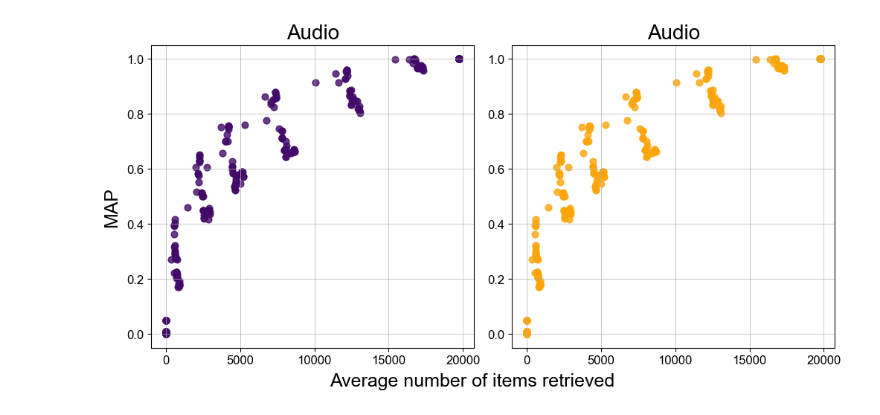
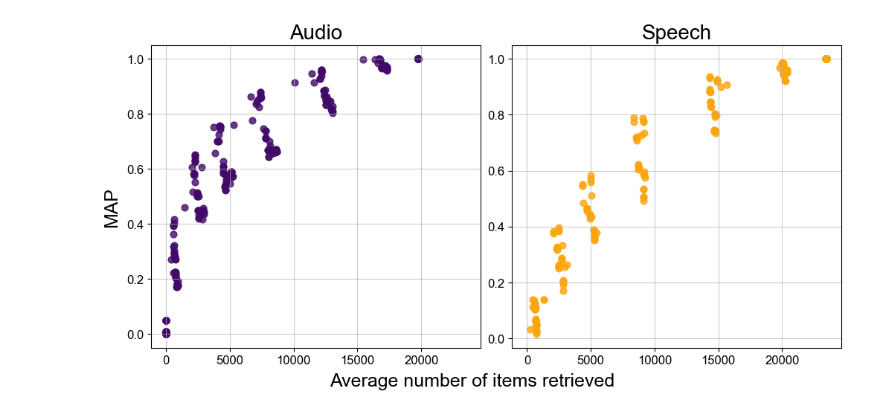
Before and after one commit to BhavyaKohli/OPAS, a Jupyter notebook: plots_and_figures/plots_map_vs_num_retrieved.ipynb, the cells around one changed output. Drawn from its saved outputs; the diff is of its cells as text; code cells hidden in the pictures.

Commit message:
plots backup

```diff
--- a/plots_and_figures/plots_map_vs_num_retrieved.ipynb
+++ b/plots_and_figures/plots_map_vs_num_retrieved.ipynb
@@ -2,53 +2,48 @@
 import pickle
 import numpy as np
 import seaborn as sns
-import matplotlib as mpl
-import matplotlib.pyplot as plt
-from matplotlib import font_manager
+# import matplotlib as mpl
+# import matplotlib.pyplot as plt
+# from matplotlib import font_manager
 
-font = font_manager.FontEntry(fname="arial.ttf", name="Arial")
-font_manager.fontManager.ttflist.append(font)
+from plot_params import *
 
-mpl.rcParams['font.family'] = "Arial"
+# font = font_manager.FontEntry(fname="arial.ttf", name="Arial")
+# font_manager.fontManager.ttflist.append(font)
 
-
-plot_markersize = 10
-opas_markersize = 250
-opas_idmarkersize = 200
-axis_fontsize = 18
-title_fontsize = 20
-label_fontsize = 12
+# mpl.rcParams['font.family'] = "Arial"
 
 fig, ax = plt.subplots(1, 2, figsize=(10, 5), sharex=True, constrained_layout=True)
 fig.supxlabel("Average number of items retrieved", fontsize=axis_fontsize)
 fig.supylabel("MAP", fontsize=axis_fontsize)
 colors = plt.cm.inferno(np.linspace(0.2, 0.8, 2))
 
-for d, dataset in enumerate(["audio", "audio"]):
+for d, dataset in enumerate(["audio", "speech"]):
     with open(f"data/lsh_multi_final_{dataset}.pkl", "rb") as f:
         lss = pickle.load(f)
 
     for i, ls in enumerate(lss):
         info = ls[:3]
         ls = ls[3:]
         MAP = ls[::3]
         avg_items = ls[1::3]
         avg_relevant = ls[2::3]
         kbits = [10, 8, 7, 6, 5, 4, 2, 1]
         if i == 0:
             ax[d].scatter(avg_items, MAP, s=40, alpha=0.8, color=colors[d], label=f"{dataset.capitalize()}")
         else:
             ax[d].scatter(avg_items, MAP, s=40, alpha=0.8, color=colors[d])
         ax[d].tick_params(axis='both', which='major', labelsize=label_fontsize)
         ax[d].set_title(f"{dataset.capitalize()}", fontsize=title_fontsize)
         ax[d].grid(linewidth=0.5)
 
 # legend = fig.legend(loc='upper center', ncol=2, fontsize=15)
 # coords = legend.get_window_extent().get_points()[0]
 # fig.legends = []
 # scale = fig.get_window_extent().get_points()[1]
 # fig.legend(bbox_to_anchor=(coords[0]/scale[0], coords[1]/scale[1]+0.2), loc=2, ncol=2, fontsize=15)
-# fig.savefig('map_vs_num_retrieved_lsh.pdf', bbox_inches='tight')
+
+fig.savefig('map_vs_num_retrieved_lsh.pdf', bbox_inches='tight')
 plt.show()
 # %% [output]
-[figure, old version]
+[figure, new version]
```
Also changed, not shown: 5 other files.
